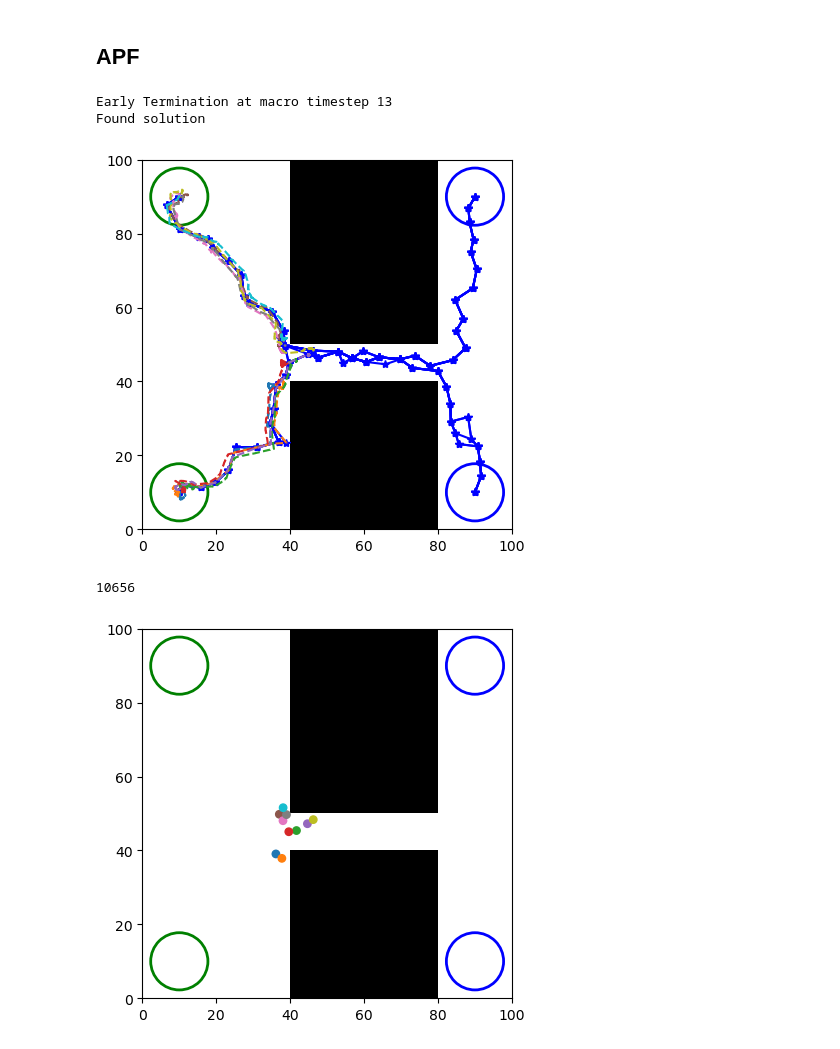
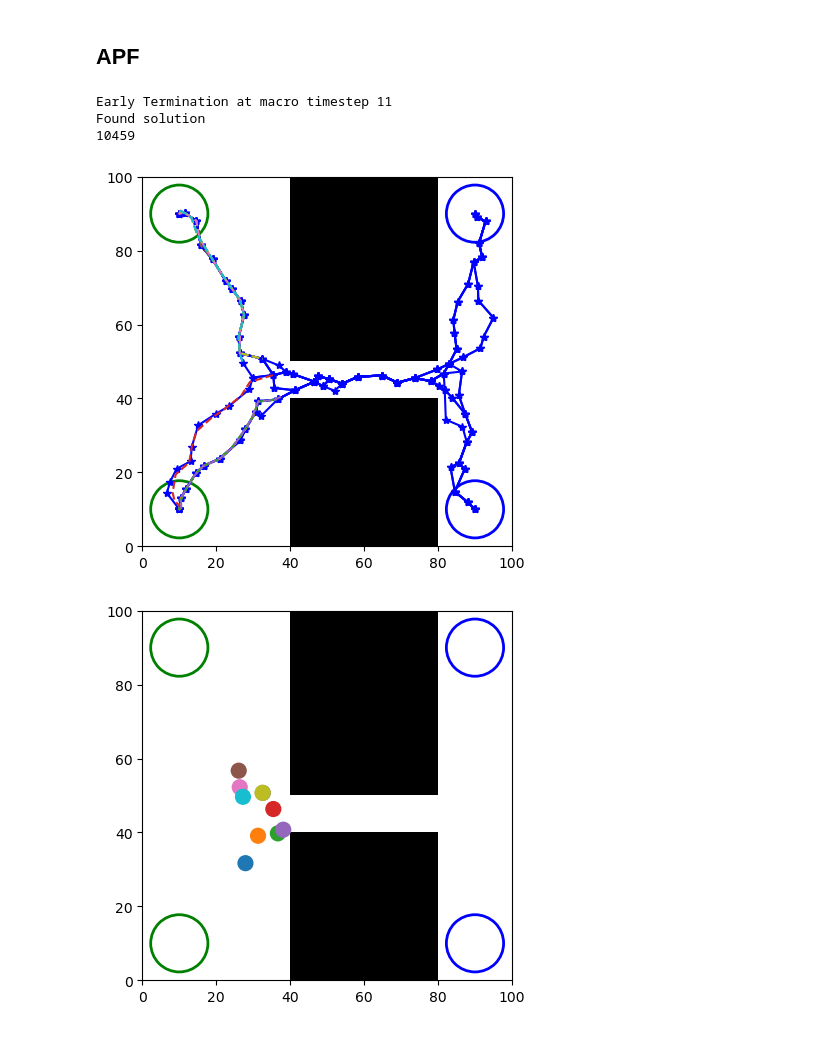
Before and after one commit to Zander-M/ST_Gaussian_PRM, a Jupyter notebook: notebooks/apf_test.ipynb, the cells around one changed output. Cells and saved outputs as stored; diff of their text form; code cells hidden in the pictures.

```diff
--- a/notebooks/apf_test.ipynb
+++ b/notebooks/apf_test.ipynb
@@ -24,7 +27,7 @@ goal_mean = np.random.rand(2) * 100
 
 # Agent config
 num_agent = 10
-agent_radius = 1
+agent_radius = 2
 sampling_method = "GAUSSIAN_SAMPLING"
 #sampling_method = "SWARMPRM_SAMPLING"
 TEST_CVAR = False
@@ -86,37 +92,36 @@ print(simple_paths[0][0])
 # %%
 from matplotlib import pyplot as plt
 from swarm_prm.solvers.swarm_prm.micro.apf import APFSingleStepSolver
 
-apf_solver = APFSingleStepSolver(roadmap, simple_paths, 1, timestep,
+apf_solver = APFSingleStepSolver(roadmap, simple_paths, agent_radius, timestep,
                                  step_size=0.1, max_timestep_iter=1000,
                                  ordering_strategy="GEOMETRY",
-                                 attract_coeff=0.3, repel_coeff=0.1,
-                                 reach_dist=3)
+                                 attract_coeff=0.3, repel_coeff=0.3, agent_repel_coeff=0,
+                                 obs_thresh=1, reach_dist=3)
 apf_path = apf_solver.get_solution()
 
 fig, ax = instance.visualize()
 
 # Visualize
 # apf_solver.animate_solution(fig, ax)
 for path in simple_paths:
     x_coords = [loc[0] for loc in path]
     y_coords = [loc[1] for loc in path]
     ax.plot(x_coords, y_coords, '-*', label='Path', color='blue')
 #
 cmap = plt.get_cmap("tab10")
 #
 for i, path in enumerate(apf_path):
     x_coords = [loc[0] for loc in path]
     y_coords = [loc[1] for loc in path]
     ax.plot(x_coords, y_coords, '--', label='Path', color=cmap(i))
+
+print(len(apf_path[0]))
 # %% [output]
-Early Termination at macro timestep 13
+Early Termination at macro timestep 11
 Found solution
+10459
-[figure, old version]
+[figure, new version]
-# %%
-print(len(apf_path[0]))
-# %% [output]
-10656
 # %%
 def animate_solution(fig, ax, speed):
     """
@@ -147,6 +152,6 @@ def animate_solution(fig, ax, speed):
     anim.save("apf_solution.gif", writer='pillow', fps=6)
 
 fig, ax = instance.visualize()
-animate_solution(fig, ax, 50)
+animate_solution(fig, ax, 30)
 # %% [output]
-[figure, old version]
+[figure, new version]
```
Also changed, not shown: parts of 4 cells of this notebook, 3 other files.
